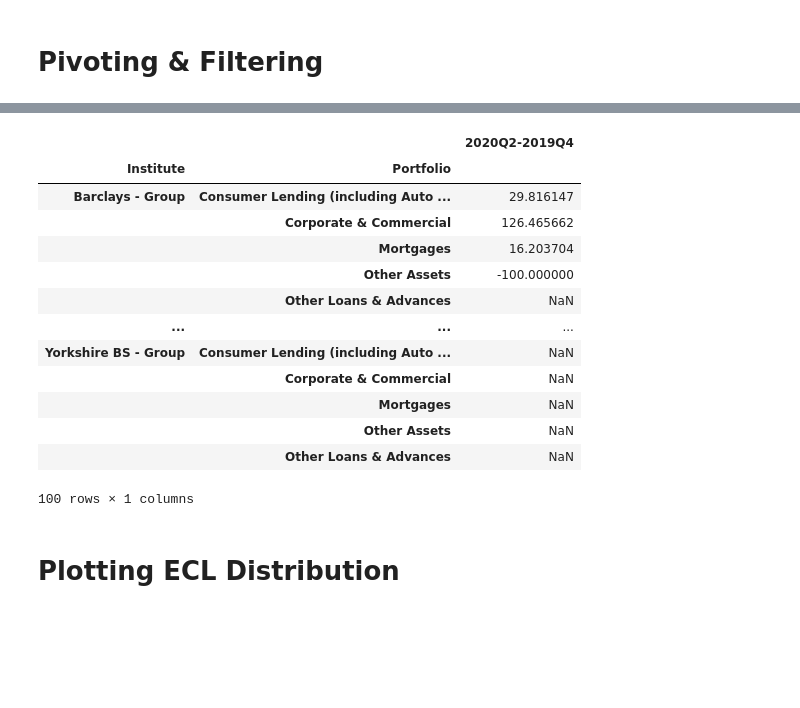
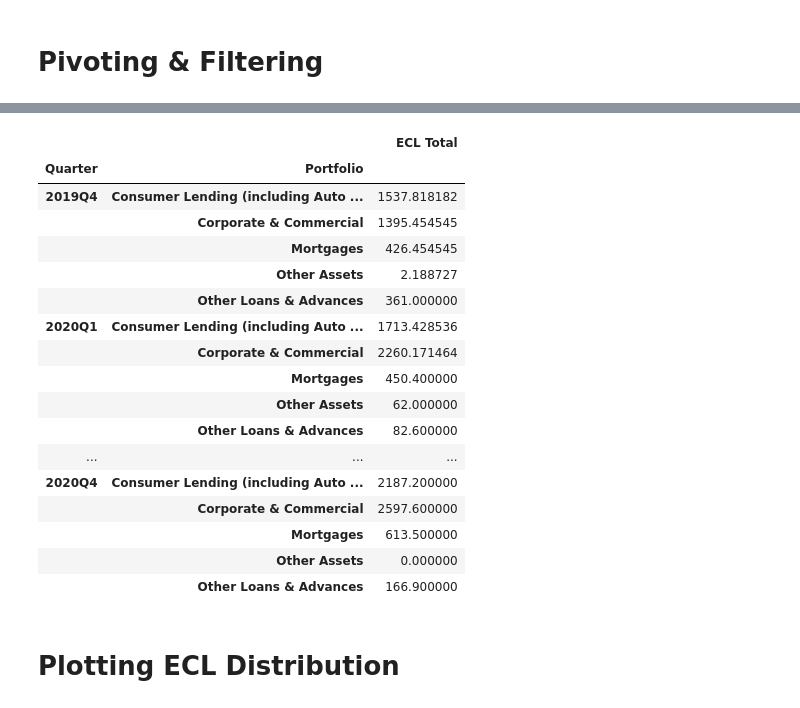
Before and after one commit to Anko-Jipsa/credit-benchmark, a Jupyter notebook: Untitled.ipynb, the cells around one changed output, grey strips where cells are left out. Drawn from its saved outputs; the diff is of its cells as text; code cells hidden in the pictures; blank space fills up the shorter version.

```diff
--- a/Untitled.ipynb
+++ b/Untitled.ipynb
@@ -81,20 +84,24 @@ xx = pivot_df(df1, "ECL", "Total")
 # %%
-diff_pivot_df(xx, "2020Q2", "2019Q4")
+xx.groupby(level=[0,2]).mean()
 # %% [output]
-|  |  | 2020Q2-2019Q4 |
-| Institute | Portfolio |  |
-| Barclays - Group | Consumer Lending (including Auto ... | 29.816147 |
-|  | Corporate & Commercial | 126.465662 |
-|  | Mortgages | 16.203704 |
-|  | Other Assets | -100.000000 |
-|  | Other Loans & Advances | NaN |
+|  |  | ECL Total |
+| Quarter | Portfolio |  |
+| 2019Q4 | Consumer Lending (including Auto ... | 1537.818182 |
+|  | Corporate & Commercial | 1395.454545 |
+|  | Mortgages | 426.454545 |
+|  | Other Assets | 2.188727 |
+|  | Other Loans & Advances | 361.000000 |
+| 2020Q1 | Consumer Lending (including Auto ... | 1713.428536 |
+|  | Corporate & Commercial | 2260.171464 |
+|  | Mortgages | 450.400000 |
+|  | Other Assets | 62.000000 |
+|  | Other Loans & Advances | 82.600000 |
 | ... | ... | ... |
-| Yorkshire BS - Group | Consumer Lending (including Auto ... | NaN |
-|  | Corporate & Commercial | NaN |
-|  | Mortgages | NaN |
-|  | Other Assets | NaN |
-|  | Other Loans & Advances | NaN |
+| 2020Q4 | Consumer Lending (including Auto ... | 2187.200000 |
+|  | Corporate & Commercial | 2597.600000 |
+|  | Mortgages | 613.500000 |
+|  | Other Assets | 0.000000 |
+|  | Other Loans & Advances | 166.900000 |
-100 rows × 1 columns
 # %%
 import plotly.graph_objs as go
 import plotly
```
Also changed, not shown: parts of 21 cells of this notebook, 7 other files.
